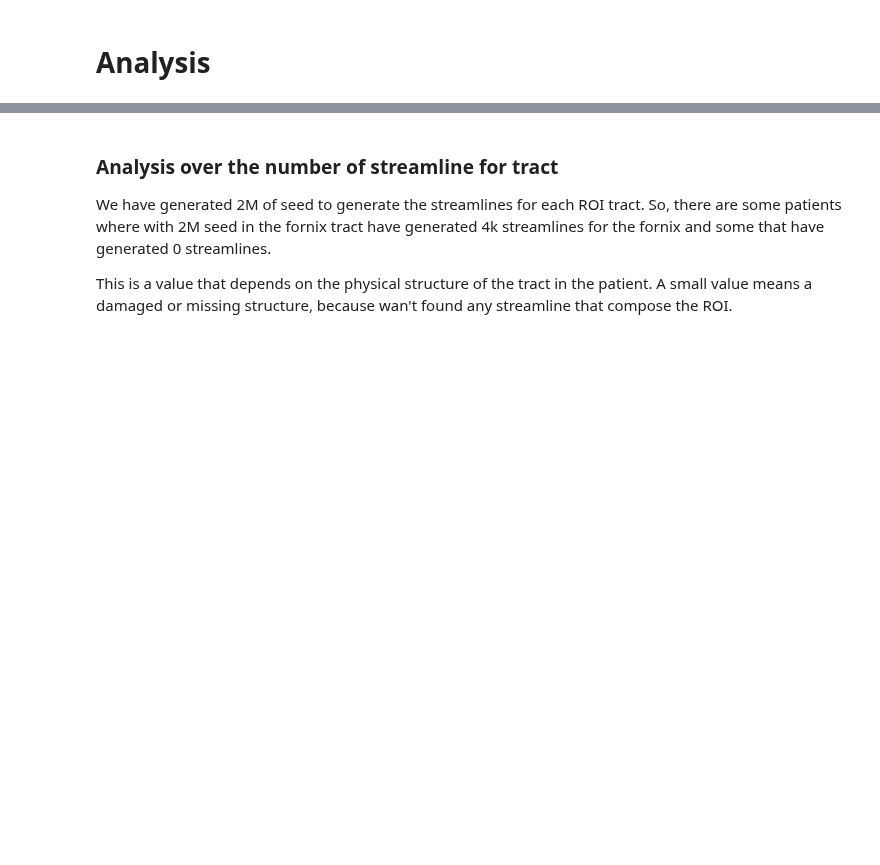
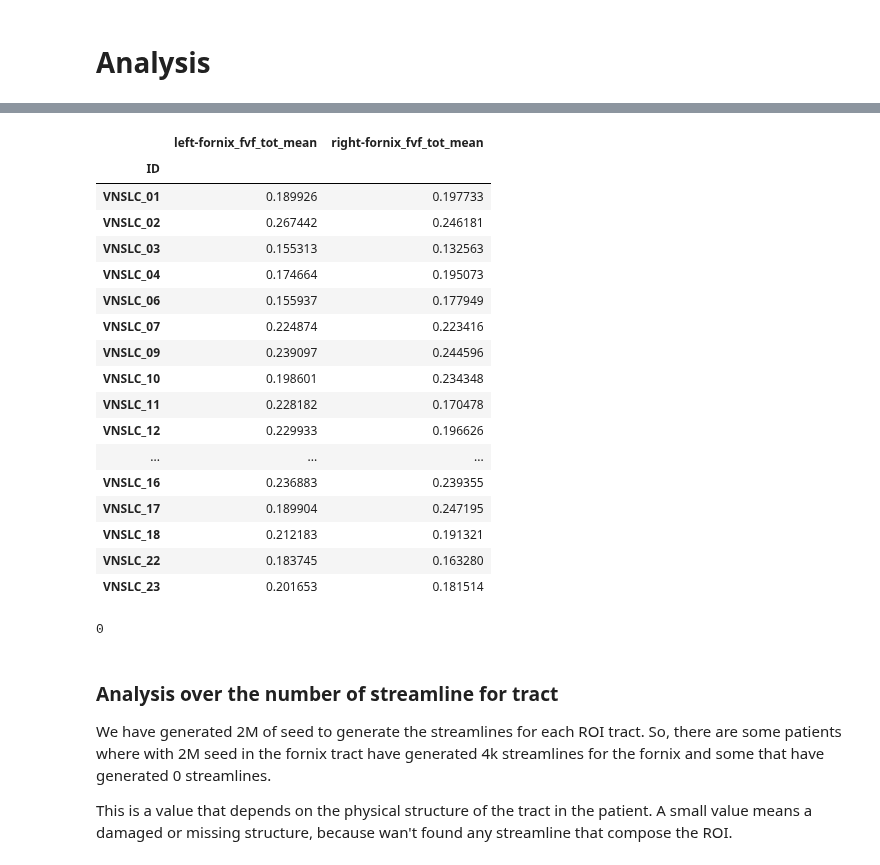
Before and after one commit to PiLAB-Medical-Imaging/TFE23-740_Epilepsy, a Jupyter notebook: src/analysis.ipynb, the cells around one changed output, grey strips where cells are left out. Drawn from its saved outputs; the diff is of its cells as text; code cells hidden in the pictures; blank space fills up the shorter version.

```diff
--- a/src/analysis.ipynb
+++ b/src/analysis.ipynb
@@ -80,3 +131,43 @@ df_dMRI.loc[(df_dMRI == 0).sum(axis=1) > 0, (df_dMRI == 0).sum(axis=0) > 0]
+# %%
+imp = IterativeImputer(estimator=BayesianRidge(), max_iter=50)
+arr = imp.fit_transform(df_imputation)
+
+# Transform to Dataframe
+df_imputed = pd.DataFrame(arr)
+df_imputed.columns = df_imputation.columns
+df_imputed.index = df_imputation.index
+
+# keep oly the dMRI features and show the difference
+df_imputed = df_imputed.drop([*non_dMRIfeatures, *nTract_col_name.to_numpy()], axis=1)
+df_imputed[df_imputed.columns.str.extractall(r'(^.*fornix_fvf_tot_mean.*$)')[0]]
+# %% [output]
+|  | left-fornix_fvf_tot_mean | right-fornix_fvf_tot_mean |
+| ID |  |  |
+| VNSLC_01 | 0.189926 | 0.197733 |
+| VNSLC_02 | 0.267442 | 0.246181 |
+| VNSLC_03 | 0.155313 | 0.132563 |
+| VNSLC_04 | 0.174664 | 0.195073 |
+| VNSLC_06 | 0.155937 | 0.177949 |
+| VNSLC_07 | 0.224874 | 0.223416 |
+| VNSLC_09 | 0.239097 | 0.244596 |
+| VNSLC_10 | 0.198601 | 0.234348 |
+| VNSLC_11 | 0.228182 | 0.170478 |
+| VNSLC_12 | 0.229933 | 0.196626 |
+| ... | ... | ... |
+| VNSLC_16 | 0.236883 | 0.239355 |
+| VNSLC_17 | 0.189904 | 0.247195 |
+| VNSLC_18 | 0.212183 | 0.191321 |
+| VNSLC_22 | 0.183745 | 0.163280 |
+| VNSLC_23 | 0.201653 | 0.181514 |
+# %%
+# put the imputed inside the original data frame
+dMRI_ROIs = df.drop([*non_dMRIfeatures, *nTract_col_name.to_numpy()], axis=1).columns
+if df.isnull().sum().sum() > 0:
+    df[df.columns[(df.isnull().sum(axis=0) > 0)].to_list()] = df_imputed
+
+df.isnull().sum().sum() # show that there are not NaN anymore :D
+# %% [output]
+0
 # %% [markdown]
 ### Analysis over the number of streamline for tract
 
```
Also changed, not shown: parts of 11 cells of this notebook, 1 other file.
